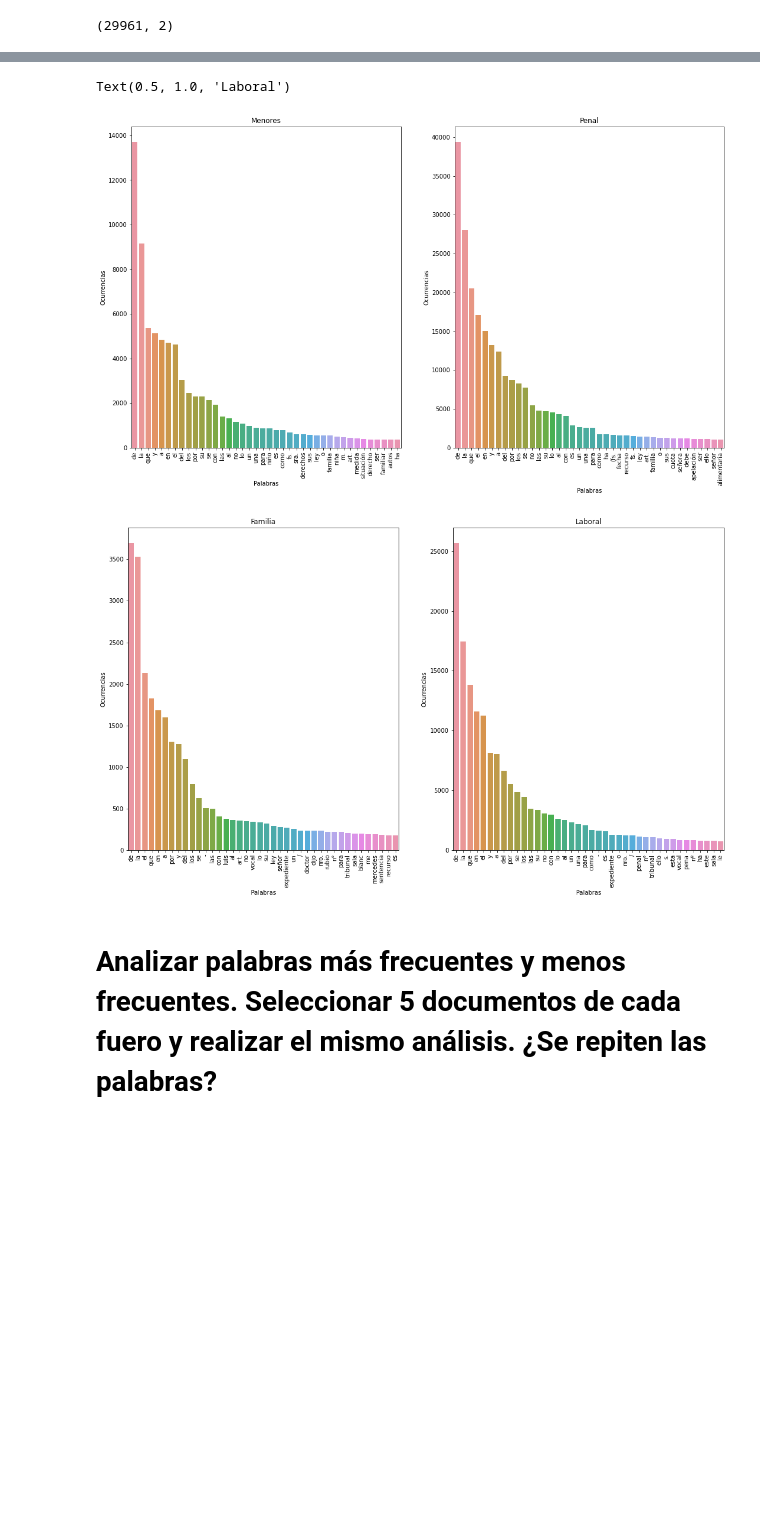
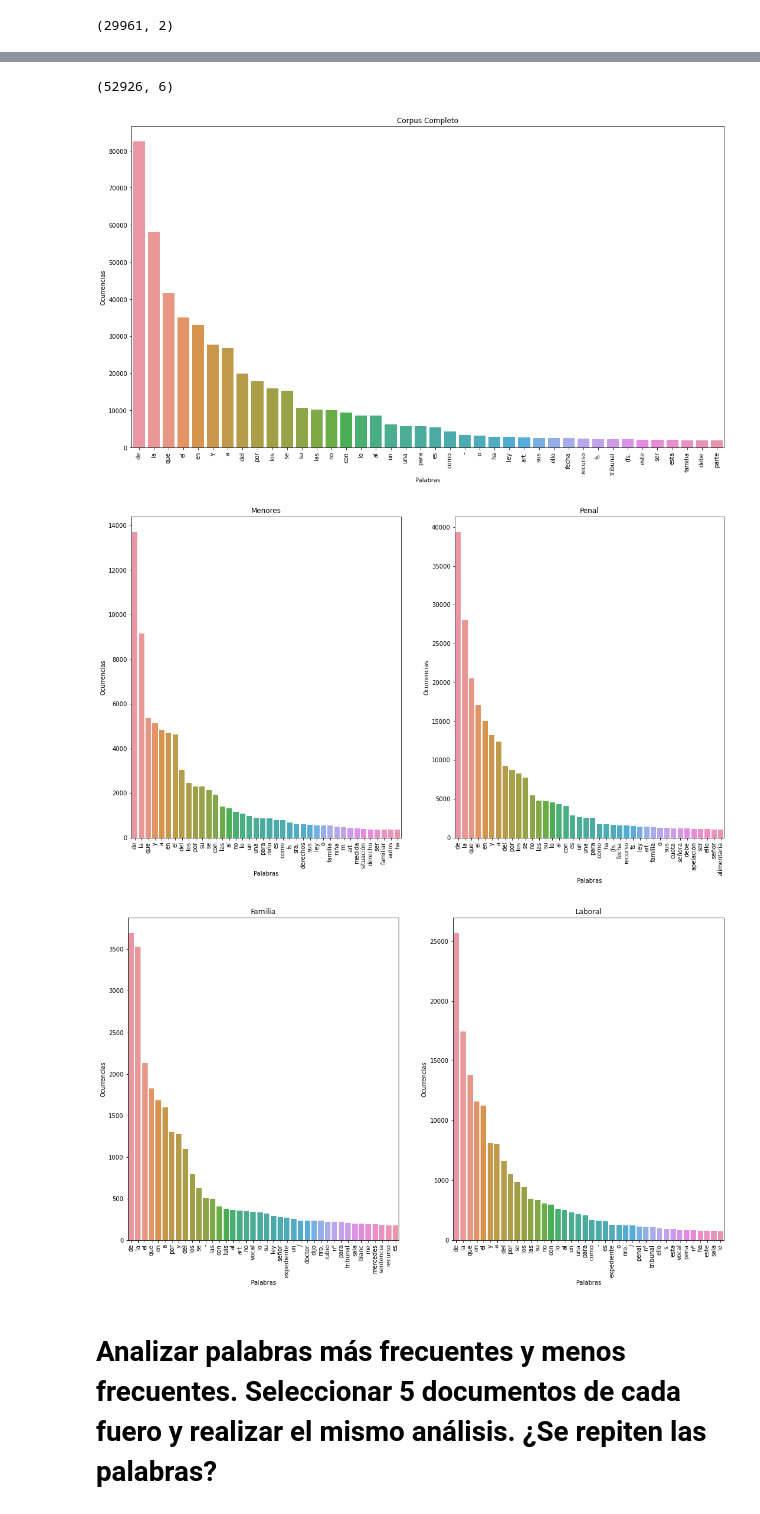
Before and after one commit to cgoviedo/Diplodatos, a Jupyter notebook: mentoria/Practico 1 - Analisis y Visualizacion_final.ipynb, the cells around one changed output, grey strips where cells are left out. Cells and saved outputs as stored; diff of their text form; code cells hidden in the pictures; blank space fills up the shorter version.

Commit message:
Se sube mentoria/Practico 1 - Analisis y Visualizacion_final.ipynb

```diff
--- a/mentoria/Practico 1 - Analisis y Visualizacion_final.ipynb
+++ b/mentoria/Practico 1 - Analisis y Visualizacion_final.ipynb
@@ -283,38 +272,46 @@ df_common_words_penal.sort_values('count' ,ascending=False)
-# %%
-limit_to_plot=40
-
-fig, axes = plt.subplots(1, 2 , figsize=(18, 10))
-
-seaborn.barplot(ax = axes[0] , x="word", y="count", data=df_common_words_menores.sort_values('count' ,ascending=False)[0:limit_to_plot])
-axes[0].set_xticklabels(axes[0].get_xticklabels(),rotation=90)
-axes[0].set_xlabel('Palabras')
-axes[0].set_ylabel('Ocurrencias')
-axes[0].set_title('Menores')
-
-seaborn.barplot(ax = axes[1] , x="word", y="count", data=df_common_words_penal.sort_values('count' ,ascending=False)[0:limit_to_plot])
-axes[1].set_xticklabels(axes[1].get_xticklabels(),rotation=90)
-axes[1].set_xlabel('Palabras')
-axes[1].set_ylabel('Ocurrencias')
-axes[1].set_title('Penal')
-
-
-fig, axes = plt.subplots(1, 2 , figsize=(18, 10))
-
-seaborn.barplot(ax = axes[0] , x="word", y="count", data=df_common_words_familia.sort_values('count' ,ascending=False)[0:limit_to_plot])
-axes[0].set_xticklabels(axes[0].get_xticklabels(),rotation=90)
-axes[0].set_xlabel('Palabras')
-axes[0].set_ylabel('Ocurrencias')
-axes[0].set_title('Familia')
-
-seaborn.barplot(ax = axes[1] , x="word", y="count", data=df_common_words_laboral.sort_values('count' ,ascending=False)[0:limit_to_plot])
-axes[1].set_xticklabels(axes[1].get_xticklabels(),rotation=90)
-axes[1].set_xlabel('Palabras')
-axes[1].set_ylabel('Ocurrencias')
-axes[1].set_title('Laboral')
-# %% [output]
-Text(0.5, 1.0, 'Laboral')
-[figure, removed]
-[figure, removed]
+# %%
+df_common_word_total.shape
+# %% [output]
+(52926, 6)
+# %%
+def plot_word_frequency(axes , x , y , df , title , limit_to_plot ):
+
+    seaborn.barplot(ax = axes , x=x, y=y, data=df.sort_values(y ,ascending=False)[0:limit_to_plot])
+    axes.set_xticklabels(axes.get_xticklabels(),rotation=90)
+    axes.set_xlabel('Palabras')
+    axes.set_ylabel('Ocurrencias')
+    axes.set_title(title)
+
+def plot_word_cloud (axes, df, limit_words, title , columns):
+
+    tuples = [tuple(x) for x in df[columns].values]
+    wordcloud = WordCloud(background_color="white" , max_words=limit_words).generate_from_frequencies(dict(tuples))
+
+    axes.imshow(wordcloud, interpolation='bilinear')
+    axes.axis('off')
+    axes.set_title(title)
+# %%
+limit_to_plot=40
+
+fig, axes = plt.subplots(1, 1 , figsize=(18, 10))
+
+plot_word_frequency (axes = axes, x = "word" , y = "total_word_count", df = df_common_word_total ,title ="Corpus Completo" , limit_to_plot = limit_to_plot )
+
+
+fig, axes = plt.subplots(1, 2 , figsize=(18, 10))
+
+plot_word_frequency (axes = axes[0], x = "word" , y = "count", df = df_common_words_menores ,title ="Menores" , limit_to_plot = limit_to_plot )
+plot_word_frequency (axes = axes[1], x = "word" , y = "count", df = df_common_words_penal ,title ="Penal" , limit_to_plot = limit_to_plot )
+
+
+fig, axes = plt.subplots(1, 2 , figsize=(18, 10))
+
+plot_word_frequency (axes = axes[0], x = "word" , y = "count", df = df_common_words_familia ,title ="Familia" , limit_to_plot = limit_to_plot )
+plot_word_frequency (axes = axes[1], x = "word" , y = "count", df = df_common_words_laboral ,title ="Laboral" , limit_to_plot = limit_to_plot )
+# %% [output]
+[figure, added]
+[figure, added]
+[figure, added]
 # %% [markdown]
 # Analizar palabras más frecuentes y menos frecuentes. Seleccionar 5 documentos de cada fuero y realizar el mismo análisis. ¿Se repiten las palabras?
 # %% [markdown]
```
Also changed, not shown: parts of 13 cells of this notebook.
